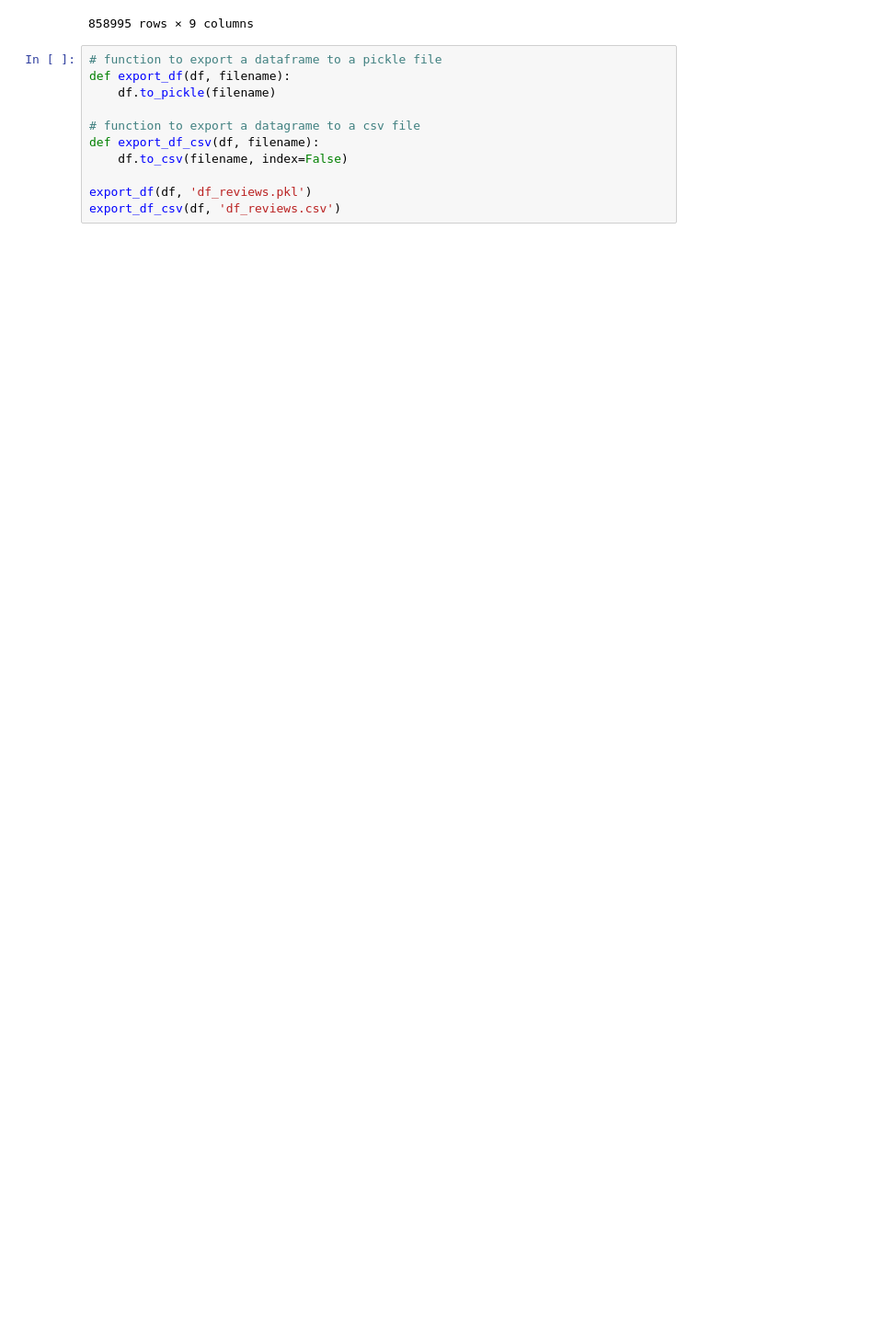
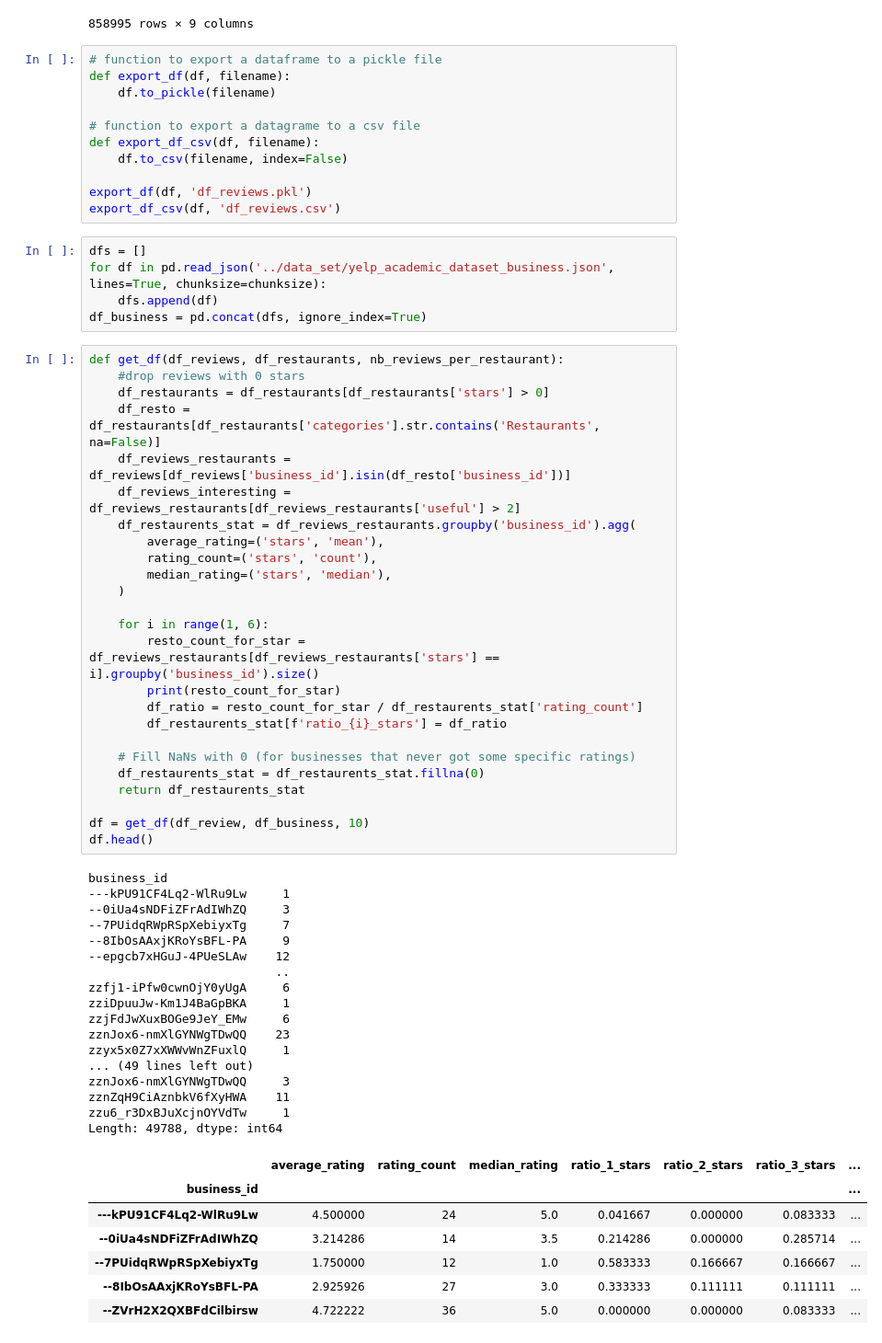
Before and after one commit to aygoun/nlp1-business-reviews, a Jupyter notebook: data_analysis/analyze.ipynb, the cells around one changed output. Shown at 92% size. Cells and saved outputs as stored; diff of their text form; blank space fills up the shorter version.

Commit message:
fix: dataset generation

```diff
--- a/data_analysis/analyze.ipynb
+++ b/data_analysis/analyze.ipynb
@@ -187,3 +187,58 @@ def export_df_csv(df, filename):
 
 export_df(df, 'df_reviews.pkl')
 export_df_csv(df, 'df_reviews.csv')
+# %%
+dfs = []
+for df in pd.read_json('../data_set/yelp_academic_dataset_business.json', lines=True, chunksize=chunksize):
+    dfs.append(df)
+df_business = pd.concat(dfs, ignore_index=True)
+# %%
+def get_df(df_reviews, df_restaurants, nb_reviews_per_restaurant):
+    #drop reviews with 0 stars
+    df_restaurants = df_restaurants[df_restaurants['stars'] > 0]
+    df_resto = df_restaurants[df_restaurants['categories'].str.contains('Restaurants', na=False)]
+    df_reviews_restaurants = df_reviews[df_reviews['business_id'].isin(df_resto['business_id'])]
+    df_reviews_interesting = df_reviews_restaurants[df_reviews_restaurants['useful'] > 2]
+    df_restaurents_stat = df_reviews_restaurants.groupby('business_id').agg(
+        average_rating=('stars', 'mean'),
+        rating_count=('stars', 'count'),
+        median_rating=('stars', 'median'),
+    )
+
+    for i in range(1, 6):
+        resto_count_for_star = df_reviews_restaurants[df_reviews_restaurants['stars'] == i].groupby('business_id').size()
+        print(resto_count_for_star)
+        df_ratio = resto_count_for_star / df_restaurents_stat['rating_count']
+        df_restaurents_stat[f'ratio_{i}_stars'] = df_ratio
+
+    # Fill NaNs with 0 (for businesses that never got some specific ratings)
+    df_restaurents_stat = df_restaurents_stat.fillna(0)
+    return df_restaurents_stat
+
+df = get_df(df_review, df_business, 10)
+df.head()
+# %% [output]
+business_id
+---kPU91CF4Lq2-WlRu9Lw     1
+--0iUa4sNDFiZFrAdIWhZQ     3
+--7PUidqRWpRSpXebiyxTg     7
+--8IbOsAAxjKRoYsBFL-PA     9
+--epgcb7xHGuJ-4PUeSLAw    12
+                          ..
+zzfj1-iPfw0cwnOjY0yUgA     6
+zziDpuuJw-Km1J4BaGpBKA     1
+zzjFdJwXuxBOGe9JeY_EMw     6
+zznJox6-nmXlGYNWgTDwQQ    23
+zzyx5x0Z7xXWWvWnZFuxlQ     1
+... (49 lines left out)
+zznJox6-nmXlGYNWgTDwQQ     3
+zznZqH9CiAznbkV6fXyHWA    11
+zzu6_r3DxBJuXcjnOYVdTw     1
+Length: 49788, dtype: int64
+|  | average_rating | rating_count | median_rating | ratio_1_stars | ratio_2_stars | ratio_3_stars | ... |
+| business_id |  |  |  |  |  |  | ... |
+| ---kPU91CF4Lq2-WlRu9Lw | 4.500000 | 24 | 5.0 | 0.041667 | 0.000000 | 0.083333 | ... |
+| --0iUa4sNDFiZFrAdIWhZQ | 3.214286 | 14 | 3.5 | 0.214286 | 0.000000 | 0.285714 | ... |
+| --7PUidqRWpRSpXebiyxTg | 1.750000 | 12 | 1.0 | 0.583333 | 0.166667 | 0.166667 | ... |
+| --8IbOsAAxjKRoYsBFL-PA | 2.925926 | 27 | 3.0 | 0.333333 | 0.111111 | 0.111111 | ... |
+| --ZVrH2X2QXBFdCilbirsw | 4.722222 | 36 | 5.0 | 0.000000 | 0.000000 | 0.083333 | ... |
```
Also changed, not shown: parts of 1 cell of this notebook, 1 other file.
